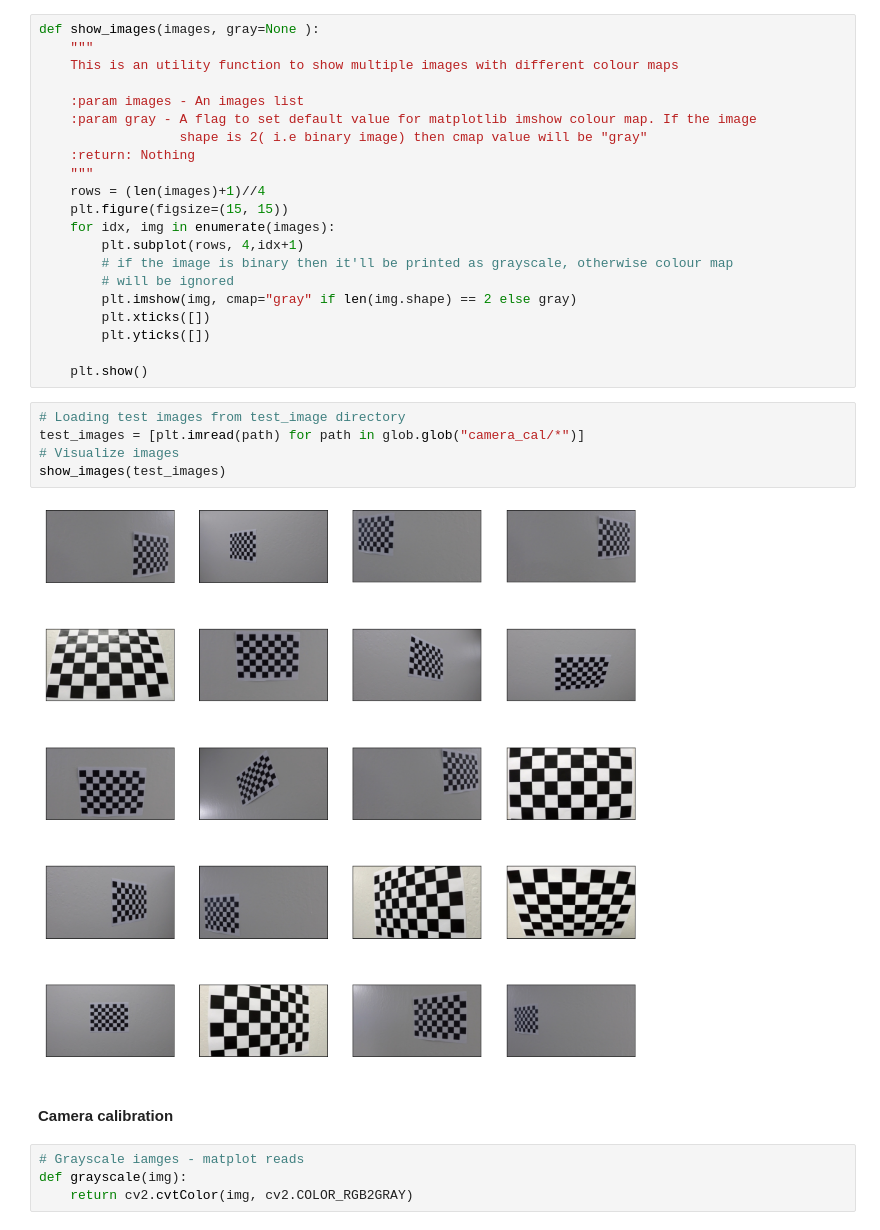
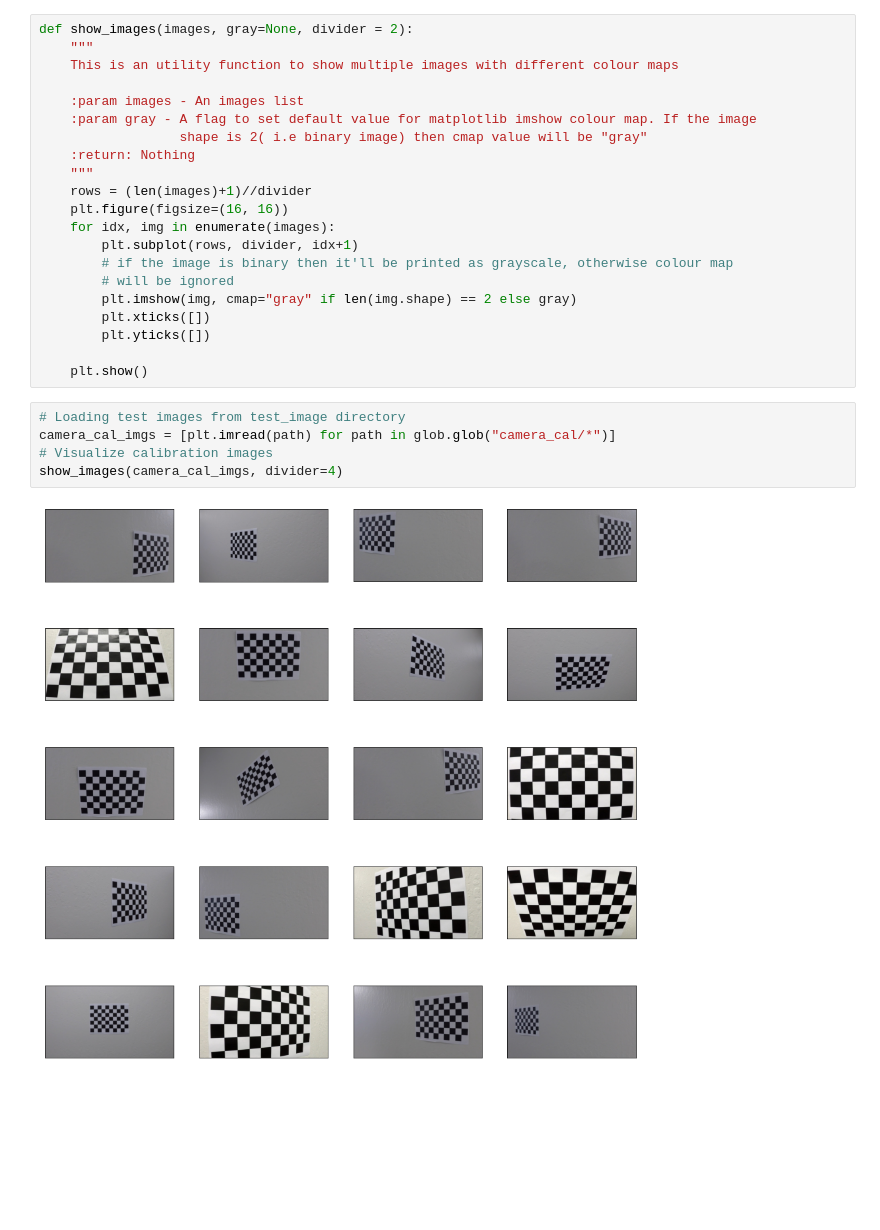
Before and after one commit to snandasena/advanced-lane-finding, a Jupyter notebook: Advanced_Lane_Finding.ipynb, the cells around one changed output. Cells and saved outputs as stored; diff of their text form; blank space fills up the shorter version.

```diff
--- a/Advanced_Lane_Finding.ipynb
+++ b/Advanced_Lane_Finding.ipynb
@@ -10,6 +22,6 @@ import pickle
 %matplotlib inline
 # %%
-def show_images(images, gray=None ):
+def show_images(images, gray=None, divider = 2):
     """
     This is an utility function to show multiple images with different colour maps
 
@@ -18,10 +30,10 @@ def show_images(images, gray=None ):
                   shape is 2( i.e binary image) then cmap value will be "gray"
     :return: Nothing
     """
-    rows = (len(images)+1)//4
-    plt.figure(figsize=(15, 15))
+    rows = (len(images)+1)//divider
+    plt.figure(figsize=(16, 16))
     for idx, img in enumerate(images):
-        plt.subplot(rows, 4,idx+1)
+        plt.subplot(rows, divider, idx+1)
         # if the image is binary then it'll be printed as grayscale, otherwise colour map
         # will be ignored
         plt.imshow(img, cmap="gray" if len(img.shape) == 2 else gray)
@@ -31,14 +43,8 @@ def show_images(images, gray=None ):
     plt.show()
 # %%
 # Loading test images from test_image directory
-test_images = [plt.imread(path) for path in glob.glob("camera_cal/*")]
-# Visualize images
-show_images(test_images)
+camera_cal_imgs = [plt.imread(path) for path in glob.glob("camera_cal/*")]
+# Visualize calibration images
+show_images(camera_cal_imgs, divider=4)
 # %% [output]
-[figure, old version]
+[figure, new version]
-# %% [markdown]
-#### Camera calibration
-# %%
-# Grayscale iamges - matplot reads
-def grayscale(img):
-    return cv2.cvtColor(img, cv2.COLOR_RGB2GRAY)
```
Also changed, not shown: parts of 7 cells of this notebook.
